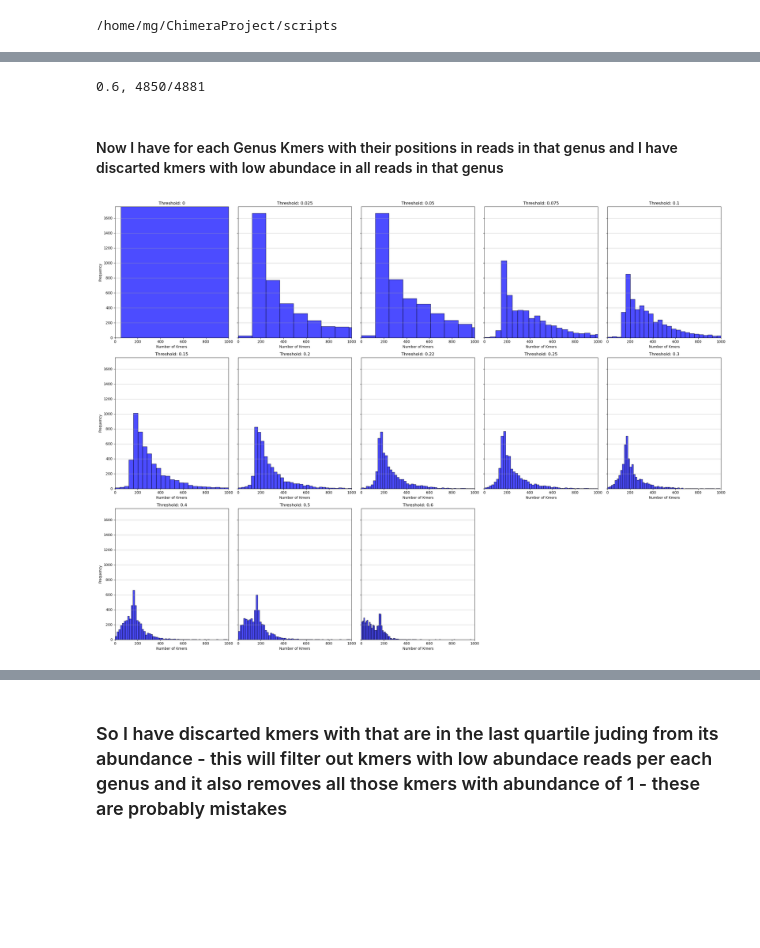
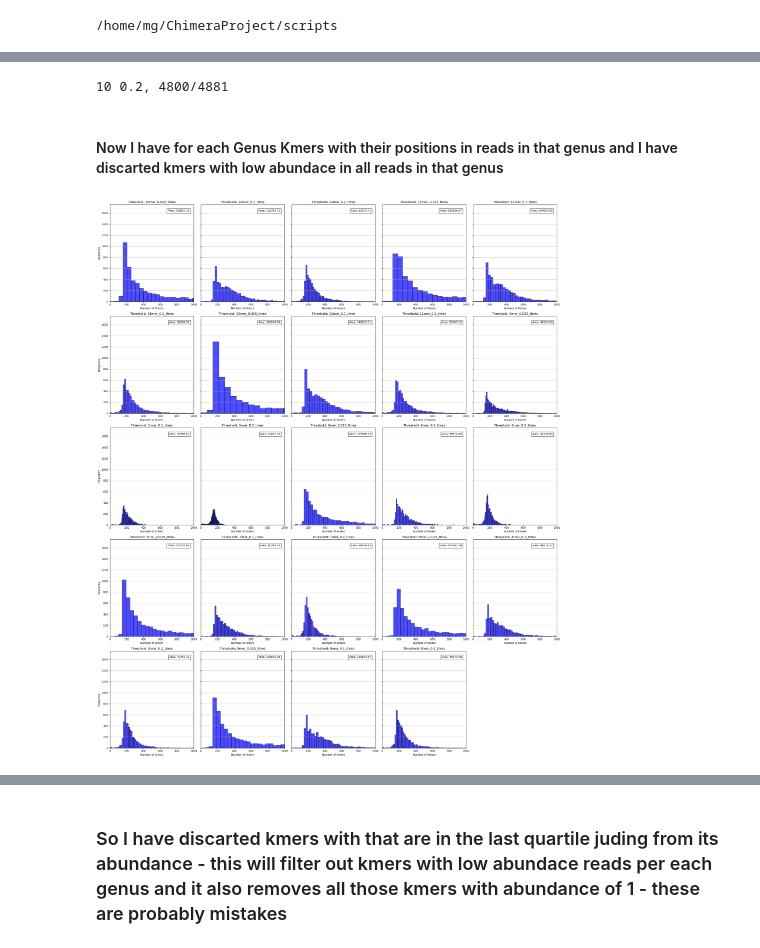
Before and after one commit to VetrovskyTomas/Chimeras, a Jupyter notebook: ml.ipynb, the cells around one changed output, grey strips where cells are left out. Saved outputs shown, nothing was run; the diff lists cells and outputs as text; code cells hidden in the pictures; blank space fills up the shorter version.

```diff
--- a/ml.ipynb
+++ b/ml.ipynb
@@ -40,5 +44,5 @@ os                :              72
 # %%
-def dicart_kmers_with_low_abund(data, threshold):
+def discard_kmers_with_low_abund(data, threshold):
     """
     Filters kmers with low abundance.
     Retains only the most abundant kmers contributing to a specified percentage
@@ -48,7 +52,6 @@ def dicart_kmers_with_low_abund(data, threshold):
     Returns:
         dict: Filtered `kmer_array` and `index_array`.
     """
-    import numpy as np
     subarray_lengths = np.array([len(subarray) for subarray in data["index_array"]])
     unique_lengths, counts = np.unique(subarray_lengths, return_counts=True)
     sorted_indices = np.argsort(unique_lengths)[::-1]
@@ -61,32 +64,31 @@ def dicart_kmers_with_low_abund(data, threshold):
         "index_array": data["index_array"][good_indices],}
     return new_data
 # %%
-import numpy as np
-import os
+different_thres_dict = {}
 
-different_thres_dict = {}
-pickle_folder = os.path.join('..', 'pickles', 'uchime_ITS2', 'genus_uchime', 'all15mers')
-file_names = os.listdir(pickle_folder)
-lenka = len(file_names)
-# Preload all the data
-preloaded_data = {}
-for n, file_name in enumerate(file_names):
-    if n % 50 == 0:
-        print(f"Loading data... {n}/{lenka}{" "*20}", end="\r")
-    file_path = os.path.join(pickle_folder, file_name)
-    data = np.load(file_path, allow_pickle=True)
-    preloaded_data[file_name] = data
-# Now process the data for each threshold
-for threshold in [0,0.025,0.05,0.075,0.1,0.15, 0.2, 0.22,0.25, 0.3, 0.4, 0.5, 0.6]:
-    taxa_kmer_abund_dict = {}
+for kk in [7,8,9,10]:
+    pickle_folder = os.path.join('..', 'pickles', 'uchime_ITS2', 'genus_uchime', f'all{kk}mers')
+    file_names = os.listdir(pickle_folder)
+    lenka = len(file_names)
+    # Preload all the data
+    preloaded_data = {}
     for n, file_name in enumerate(file_names):
-        if n % 50 == 0:
-            print(f"{threshold}, {n}/{lenka}{" "*20}", end="\r")
-        data = preloaded_data[file_name]
-        new_data = dicart_kmers_with_low_abund(data, threshold)  # Apply function
-        # Store results in dictionary with meaningful names
-        taxa_kmer_abund_dict[file_name.split(".npz")[0].split("/")[-1]] = new_data
+        if n % 200 == 0:
+            print(f"Loading data... {n}/{lenka}{' '*20}", end="\r")
+        file_path = os.path.join(pickle_folder, file_name)
+        data = np.load(file_path, allow_pickle=True)
+        preloaded_data[file_name] = data
+    # Now process the data for each threshold
+    for threshold in [0.025,0.1,0.2]:
+        taxa_kmer_abund_dict = {}
+        for n, file_name in enumerate(file_names):
+            if n % 200 == 0:
+                print(f"{kk} {threshold}, {n}/{lenka}{' '*20}", end="\r")
+            data = preloaded_data[file_name]
+            new_data = discard_kmers_with_low_abund(data, threshold)  # Apply function
+            # Store results in dictionary with meaningful names
+            taxa_kmer_abund_dict[file_name.split(".npz")[0].split("/")[-1]] = new_data
 
-    different_thres_dict[threshold] = taxa_kmer_abund_dict
+        different_thres_dict[f"{kk}mer_{threshold}_thres"] = taxa_kmer_abund_dict
 # %% [output]
-0.6, 4850/4881
+10 0.2, 4800/4881
@@ -94,47 +98,58 @@ for threshold in [0,0.025,0.05,0.075,0.1,0.15, 0.2, 0.22,0.25, 0.3, 0.4, 0.5, 0.
 #### Now I have for each Genus Kmers with their positions in reads in that genus and I have discarted kmers with low abundace in all reads in that genus
 # %%
 # plot of the number of kmers in each genus
-
-import matplotlib.pyplot as plt
-
-# Create subplots for each threshold - filtering out theless abundant kmers
 thresholds = sorted(different_thres_dict.keys())
 num_thresholds = len(thresholds)
-rows = 3
+rows = 5
 cols = (num_thresholds + rows - 1) // rows  # Calculate the number of columns needed
 fig, axes = plt.subplots(rows, cols, figsize=(5 * cols, 6 * rows), sharey=True)
 
 # Flatten the axes array for easier indexing
 axes = axes.flatten()
 
 # Fixed max value for x-axis
 fixed_x_max = 1000
 fixed_y_max = 1750
+
 # Plot histograms for each threshold
 for i, threshold in enumerate(thresholds):
     # Compute key_counts for the current threshold
     key_counts = {key: len(value["kmer_array"]) for key, value in different_thres_dict[threshold].items()}
     values = list(key_counts.values())
 
     # Plot the histogram
-    axes[i].hist(values, bins=100, color='blue', alpha=0.7, edgecolor='black')
+    counts, bins, patches = axes[i].hist(values, bins=100, color='blue', alpha=0.7, edgecolor='black')
     axes[i].set_title(f'Threshold: {threshold}')
     axes[i].set_xlabel('Number of Kmers')
     axes[i].set_xlim(0, fixed_x_max)  # Set the x-axis limit to 0 to 1600
     axes[i].set_ylim(0, fixed_y_max)
     if i % cols == 0:  # Set ylabel only for the first column
         axes[i].set_ylabel('Frequency')
 
     axes[i].grid(axis='y', alpha=0.75)
 
+    # Calculate the total area covered by the bars
+    bin_width = bins[1] - bins[0]
+    total_area = sum(counts) * bin_width
+
+    # Display the total area as text in the plot
+    axes[i].text(
+        0.95, 0.95, f"Area: {total_area:.2f}",
+        transform=axes[i].transAxes,
+        fontsize=10,
+        verticalalignment='top',
+        horizontalalignment='right',
+        bbox=dict(facecolor='white', alpha=0.8, edgecolor='black')
+    )
+
 # Hide any unused subplots
 for j in range(i + 1, len(axes)):
     fig.delaxes(axes[j])
 
 plt.tight_layout()
 plt.show()
 # %% [output]
-[figure, old version]
+[figure, new version]
 # %%
 log_of_discarted_kmers_per_threshold = {}
 for threshold in different_thres_dict.keys():
```
Also changed, not shown: parts of 57 cells of this notebook, 7 other files.
